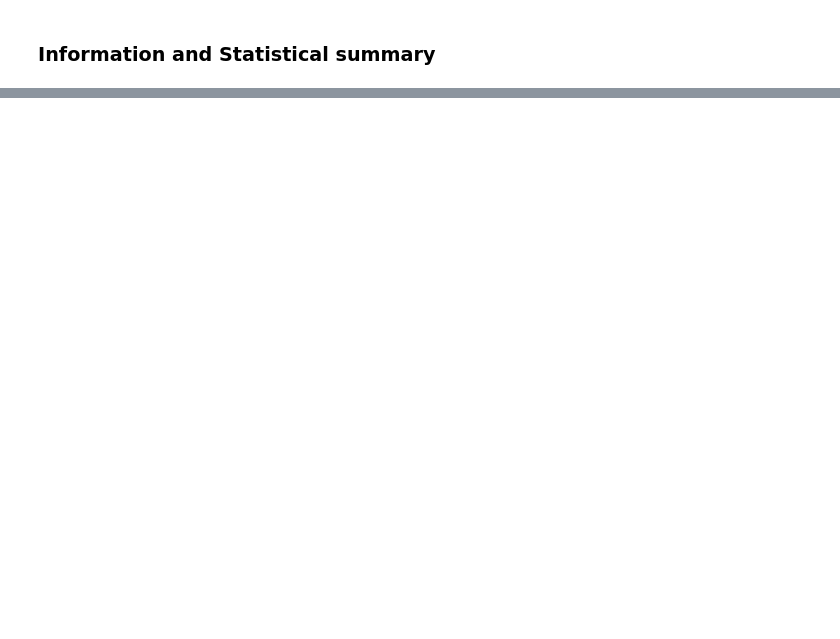
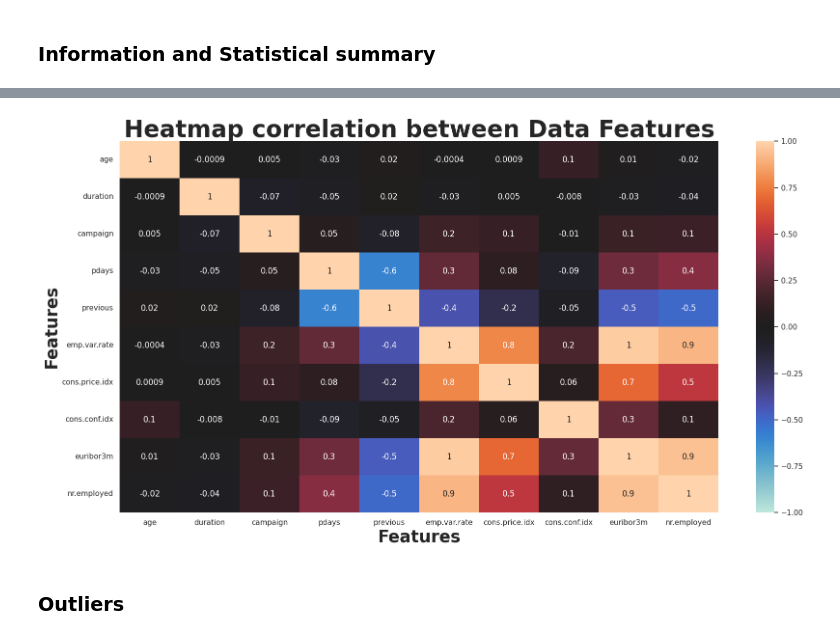
Before and after one commit to blanpa/machine-learning-zoomcamp-project, a Jupyter notebook: midterm_project/notebooks/eda-notebook.ipynb, the cells around one changed output, grey strips where cells are left out. Drawn from its saved outputs; the diff is of its cells as text; code cells hidden in the pictures; blank space fills up the shorter version.

```diff
--- a/midterm_project/notebooks/eda-notebook.ipynb
+++ b/midterm_project/notebooks/eda-notebook.ipynb
@@ -124,0 +197,4 @@ for p in figure.patches:
+# %%
+# Numerical variables
+num_data = df.select_dtypes(include='number')
+num_data.head()
@@ -124,0 +288,18 @@ for p in figure.patches:
+# %%
+# using heatmap to visualize correlation between the columns
+fig_size(20,10)
+ax = sns.heatmap(num_data.corr(), annot=True, fmt='.1g',
+                 vmin=-1, vmax=1, center= 0)
+
+# setting the parameters
+fig_att(ax, "Heatmap correlation between Data Features",
+        "Features", "Features", 35, 25, "bold")
+
+
+#saving the figure
+save('data_heatmap')
+plt.show()
+# %% [output]
+[figure, added]
+# %% [markdown]
+### Outliers
```
Also changed, not shown: parts of 21 cells of this notebook, 12 other files.
